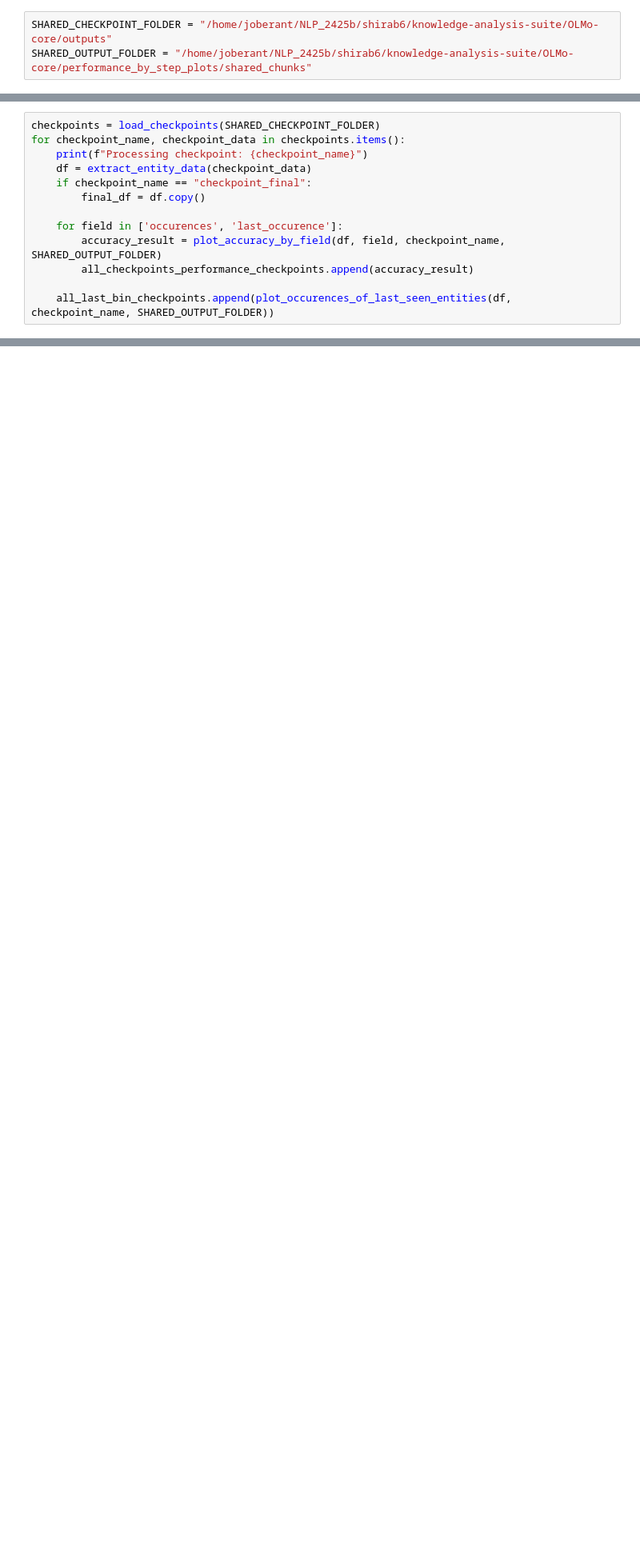
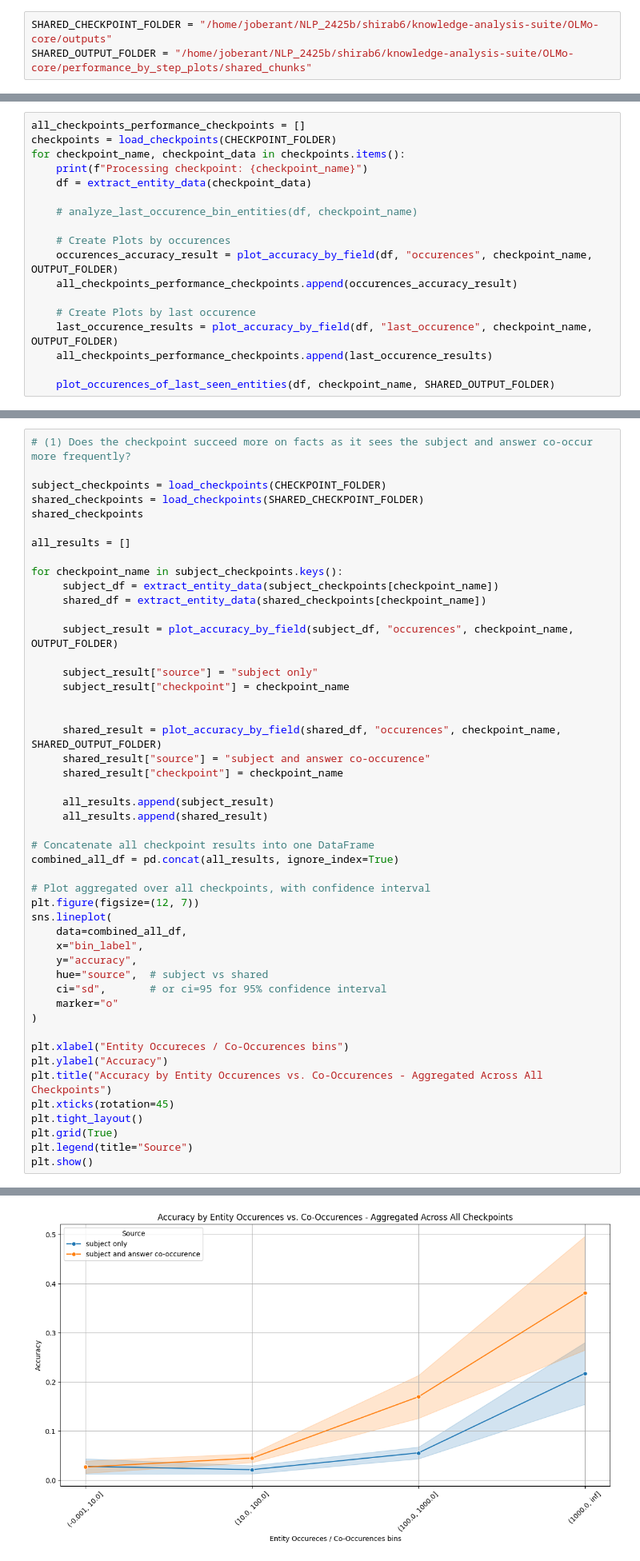
Before and after one commit to dhgottesman/OLMo-core, a Jupyter notebook: plot_performance_by_step.ipynb, the cells around one changed output, grey strips where cells are left out. Shown at 80% size. Cells and saved outputs as stored; diff of their text form; blank space fills up the shorter version.

Commit message:
plotting debugging and updates

```diff
--- a/plot_performance_by_step.ipynb
+++ b/plot_performance_by_step.ipynb
@@ -231,14 +305,19 @@ plt.show()
 # %%
-checkpoints = load_checkpoints(SHARED_CHECKPOINT_FOLDER)
+all_checkpoints_performance_checkpoints = []
+checkpoints = load_checkpoints(CHECKPOINT_FOLDER)
 for checkpoint_name, checkpoint_data in checkpoints.items():
     print(f"Processing checkpoint: {checkpoint_name}")
     df = extract_entity_data(checkpoint_data)
-    if checkpoint_name == "checkpoint_final":
-        final_df = df.copy()
 
-    for field in ['occurences', 'last_occurence']:
-        accuracy_result = plot_accuracy_by_field(df, field, checkpoint_name, SHARED_OUTPUT_FOLDER)
-        all_checkpoints_performance_checkpoints.append(accuracy_result)
+    # analyze_last_occurence_bin_entities(df, checkpoint_name)
 
-    all_last_bin_checkpoints.append(plot_occurences_of_last_seen_entities(df, checkpoint_name, SHARED_OUTPUT_FOLDER))
+    # Create Plots by occurences
+    occurences_accuracy_result = plot_accuracy_by_field(df, "occurences", checkpoint_name, OUTPUT_FOLDER)
+    all_checkpoints_performance_checkpoints.append(occurences_accuracy_result)
+
+    # Create Plots by last occurence
+    last_occurence_results = plot_accuracy_by_field(df, "last_occurence", checkpoint_name, OUTPUT_FOLDER)
+    all_checkpoints_performance_checkpoints.append(last_occurence_results)
+
+    plot_occurences_of_last_seen_entities(df, checkpoint_name, SHARED_OUTPUT_FOLDER)
 # %% [output]
@@ -446,0 +341,49 @@ for perf_type in ["occurences", "last_occurence"]:
+# %%
+# (1) Does the checkpoint succeed more on facts as it sees the subject and answer co-occur more frequently?
+
+subject_checkpoints = load_checkpoints(CHECKPOINT_FOLDER)
+shared_checkpoints = load_checkpoints(SHARED_CHECKPOINT_FOLDER)
+shared_checkpoints
+
+all_results = []
+
+for checkpoint_name in subject_checkpoints.keys():
+     subject_df = extract_entity_data(subject_checkpoints[checkpoint_name])
+     shared_df = extract_entity_data(shared_checkpoints[checkpoint_name])
+
+     subject_result = plot_accuracy_by_field(subject_df, "occurences", checkpoint_name, OUTPUT_FOLDER)
+
+     subject_result["source"] = "subject only"
+     subject_result["checkpoint"] = checkpoint_name
+
+
+     shared_result = plot_accuracy_by_field(shared_df, "occurences", checkpoint_name, SHARED_OUTPUT_FOLDER)
+     shared_result["source"] = "subject and answer co-occurence"
+     shared_result["checkpoint"] = checkpoint_name
+
+     all_results.append(subject_result)
+     all_results.append(shared_result)
+
+# Concatenate all checkpoint results into one DataFrame
+combined_all_df = pd.concat(all_results, ignore_index=True)
+
+# Plot aggregated over all checkpoints, with confidence interval
+plt.figure(figsize=(12, 7))
+sns.lineplot(
+    data=combined_all_df,
+    x="bin_label",
+    y="accuracy",
+    hue="source",  # subject vs shared
+    ci="sd",       # or ci=95 for 95% confidence interval
+    marker="o"
+)
+
+plt.xlabel("Entity Occureces / Co-Occurences bins")
+plt.ylabel("Accuracy")
+plt.title("Accuracy by Entity Occurences vs. Co-Occurences - Aggregated Across All Checkpoints")
+plt.xticks(rotation=45)
+plt.tight_layout()
+plt.grid(True)
+plt.legend(title="Source")
+plt.show()
+# %% [output]
@@ -446,0 +393 @@ for perf_type in ["occurences", "last_occurence"]:
+[figure, added]
```
Also changed, not shown: parts of 17 cells of this notebook.
